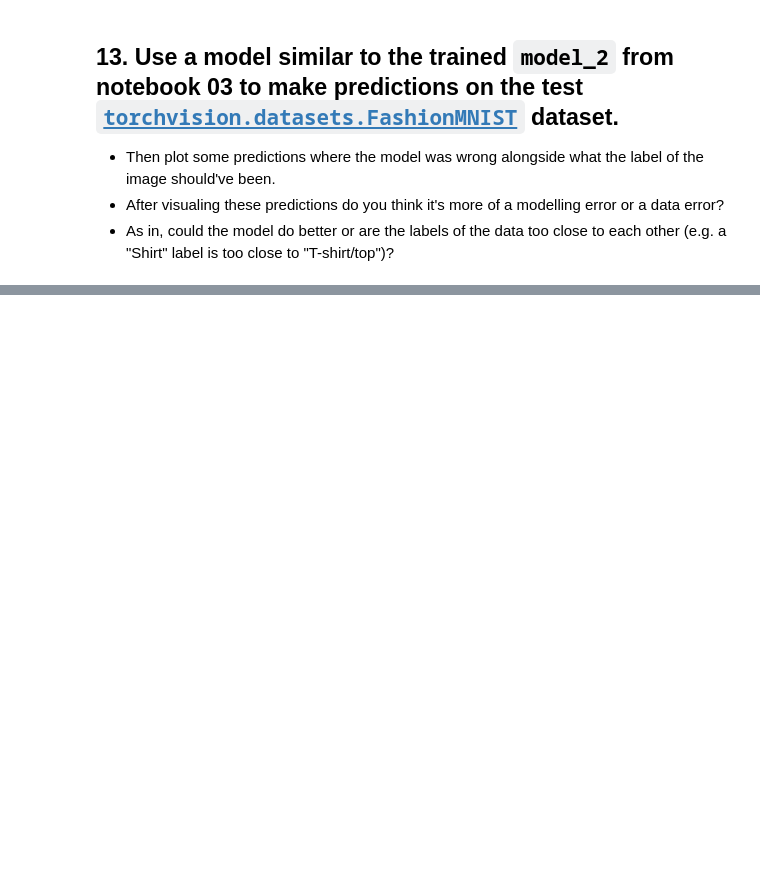
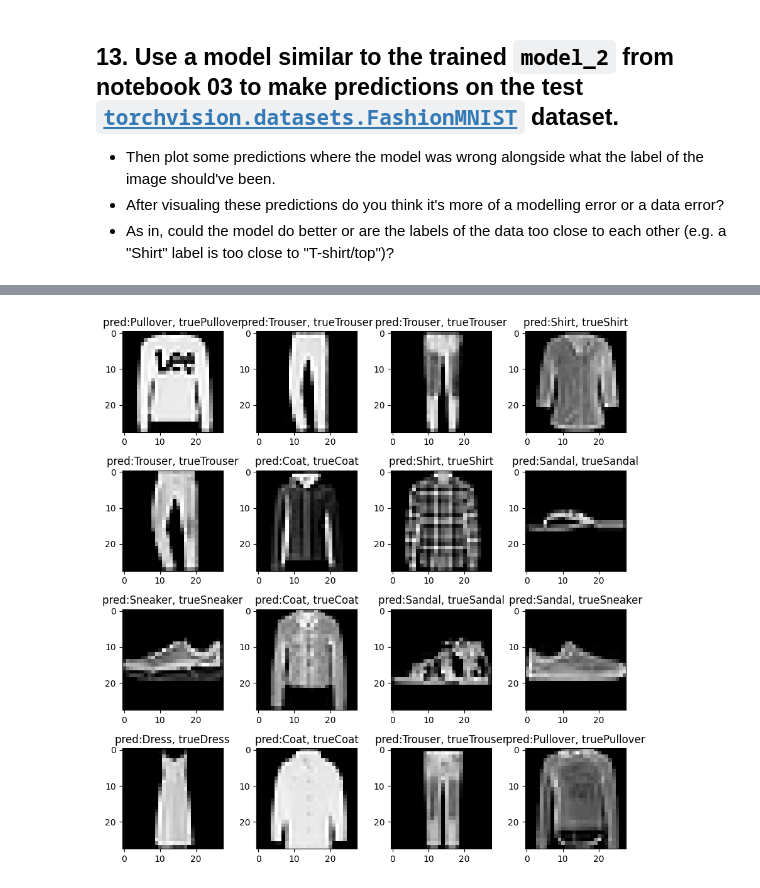
Before and after one commit to mrBrightsid3/torch_course, a Jupyter notebook: 3_computervision/03_pytorch_computer_vision_exercises.ipynb, the cells around one changed output, grey strips where cells are left out. Drawn from its saved outputs; the diff is of its cells as text; code cells hidden in the pictures; blank space fills up the shorter version.

```diff
--- a/3_computervision/03_pytorch_computer_vision_exercises.ipynb
+++ b/3_computervision/03_pytorch_computer_vision_exercises.ipynb
@@ -212,0 +285,10 @@ Test loss: 0.04467 | Test accuracy: 98.65%
+# %%
+from torchvision.datasets import FashionMNIST
+train_data = FashionMNIST(root='data',
+                   download=True,
+                   transform=ToTensor(),
+                   train=True)
+test_data = FashionMNIST(root='data',
+                         download=True,
+                         transform=ToTensor(),
+                         train=False)
@@ -212,0 +364,11 @@ Test loss: 0.04467 | Test accuracy: 98.65%
+# %%
+fig = plt.figure(figsize=(9, 9))
+rows, cols = 4, 4
+for i in range(1, 1 + rows * cols):
+    fig.add_subplot(rows, cols, i)
+    image, label = test_data[i]
+    plt.imshow(image.squeeze(), cmap='gray')
+    plt.title(f'pred:{class_names[model_3(image.unsqueeze(dim=0)).argmax(dim=1).item()]}, true{class_names[label]}')
+    plt.tight_layout()
+# %% [output]
+[figure, added]
```
Also changed, not shown: parts of 13 cells of this notebook, 3 other files.
